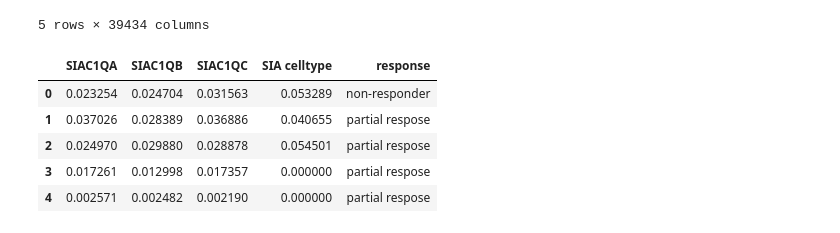
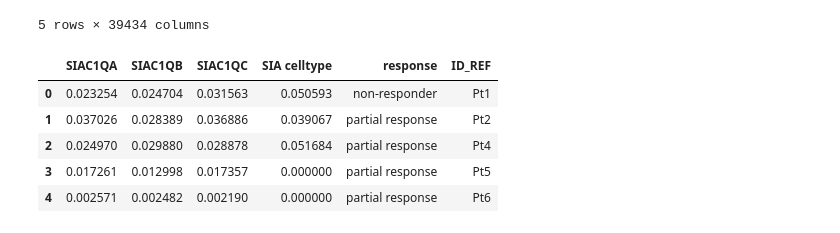
Before and after one commit to vjhwong/IGP-Research-Internship, a Jupyter notebook: sia_gse78220.ipynb, the cells around one changed output. Saved outputs shown, nothing was run; the diff lists cells and outputs as text; code cells hidden in the pictures.

```diff
--- a/sia_gse78220.ipynb
+++ b/sia_gse78220.ipynb
@@ -67,7 +95,7 @@ deconvolved_data_ciber.head()
 | 4 | GSM2069827 | 0.816200 | 0.000453 | 0.067759 | 0.000000 | 0.0 | 0.107401 | 0.008187 | ... |
 # %%
 # Calculate celltype-based SIA score
-deconvolved_data_ciber["SIA celltype"] = deconvolved_data_ciber["T cells CD8"] / deconvolved_data_ciber["Macrophages"]
+deconvolved_data_ciber["SIA celltype"] = deconvolved_data_ciber["T cells CD8"] / (deconvolved_data_ciber["Macrophages"] + deconvolved_data_ciber["T cells CD8"])
 deconvolved_data_ciber.head()
 # %% [output]
 |  | Mixture | Malignant | Endothelial cells | CAF | T cells CD8 | NK cells | Macrophages | T cells CD4 | ... |
@@ -76,3 +104,7 @@ deconvolved_data_ciber.head()
 | 2 | GSM2069825 | 0.858987 | 0.000334 | 0.039995 | 0.005105 | 0.0 | 0.093667 | 0.000880 | ... |
 | 3 | GSM2069826 | 0.976568 | 0.000528 | 0.007294 | 0.000000 | 0.0 | 0.013782 | 0.001827 | ... |
 | 4 | GSM2069827 | 0.816200 | 0.000453 | 0.067759 | 0.000000 | 0.0 | 0.107401 | 0.008187 | ... |
+# %%
+# Check that the sum of all cell types is 1
+deconvolved_data_ciber["celltype_sum"] = deconvolved_data_ciber.loc[:, "Malignant":"B cells"].sum(axis=1)
+deconvolved_data_ciber
@@ -89,41 +138,46 @@ GSE78220_qs_metadata.head()
 | 4 | GSM2069827 | Pt6 | tumor biopsy_Partial Response | Melanoma biopsies | Partial Response | Pembrolizumab | pre-treatment | Y | M | ... |
 5 rows × 39434 columns
 # %%
-# Change the name of the column to match the figure in the article
-response_mapper = {
-    "Progressive Disease": "non-responder",
-    "Partial Response": "partial respose",
-    "Complete Response": "responder",
-}
-GSE78220_qs_metadata["response"] = GSE78220_qs_metadata["response_ordinal"].apply(lambda x: response_mapper[x])
+def process_plot_data(df: pd.DataFrame) -> pd.DataFrame:
+    response_mapper = {
+        "Progressive Disease": "non-responder",
+        "Partial Response": "partial response",
+        "Complete Response": "responder",
+    }
+    df["response"] = df["response_ordinal"].apply(lambda x: response_mapper[x])
 
-plot_columns = ["SIAC1QA", "SIAC1QB", "SIAC1QC", "SIA celltype", "response", "ID_REF"]
+    plot_columns = ["SIAC1QA", "SIAC1QB", "SIAC1QC", "SIA celltype", "response", "ID_REF"]
 
-# Select the necessary data and order it in the same way as in the article
-plot_data = pd.concat([GSE78220_qs_metadata[plot_columns]], axis=1)
-# plot_data = plot_data[["SIAC1QA", "SIAC1QB", "SIAC1QC", "response", "ID_REF"]]
+    plot_data = df[plot_columns]
 
-# Handle the patient with two samples
-new_row = pd.DataFrame(
-    {
-    'SIAC1QA': np.array([plot_data.loc[19, 'SIAC1QA'], plot_data.loc[20, 'SIAC1QA']]).mean(),
-    'SIAC1QB': np.array([plot_data.loc[19, 'SIAC1QB'], plot_data.loc[20, 'SIAC1QB']]).mean(),
-    'SIAC1QC': np.array([plot_data.loc[19, 'SIAC1QC'], plot_data.loc[20, 'SIAC1QC']]).mean(),
-    'SIA celltype': np.array([plot_data.loc[19, 'SIA celltype'], plot_data.loc[20, 'SIA celltype']]).mean(),
-    'response': 'responder',
-    'ID_REF': 'Pt27A_Pt27B'
-    },
-    index=[0]
-)
-plot_data = plot_data.drop(plot_data[plot_data['ID_REF'].isin(['Pt27A', 'Pt27B'])].index)
+    # Combine Pt27A and Pt27B into one row
+    row_index_Pt27A = df[df['ID_REF'] == 'Pt27A'].index[0]
+    row_index_Pt27B = df[df['ID_REF'] == 'Pt27B'].index[0]
 
-plot_data = pd.concat([plot_data, new_row], ignore_index=True)
-plot_data.drop("ID_REF", axis=1, inplace=True)
+    new_row = pd.DataFrame(
+        {
+            'SIAC1QA': np.array([plot_data.loc[row_index_Pt27A, 'SIAC1QA'], plot_data.loc[row_index_Pt27B, 'SIAC1QA']]).mean(),
+            'SIAC1QB': np.array([plot_data.loc[row_index_Pt27A, 'SIAC1QB'], plot_data.loc[row_index_Pt27B, 'SIAC1QB']]).mean(),
+            'SIAC1QC': np.array([plot_data.loc[row_index_Pt27A, 'SIAC1QC'], plot_data.loc[row_index_Pt27B, 'SIAC1QC']]).mean(),
+            'SIA celltype': np.array([plot_data.loc[row_index_Pt27A, 'SIA celltype'], plot_data.loc[row_index_Pt27B, 'SIA celltype']]).mean(),
+            'response': 'responder',
+            'ID_REF': 'Pt27A_Pt27B'
+        },
+        index=[0]
+    )
+    # Remove Pt27A, Pt27B and outlier Pt20
+    plot_data = plot_data.drop(plot_data[plot_data['ID_REF'].isin(['Pt27A', 'Pt27B', 'Pt20'])].index)
+
+    plot_data = pd.concat([plot_data, new_row], ignore_index=True)
+
+    return plot_data
+
+plot_data = process_plot_data(GSE78220_qs_metadata)
 plot_data.head()
 # %% [output]
-|  | SIAC1QA | SIAC1QB | SIAC1QC | SIA celltype | response |
-| 0 | 0.023254 | 0.024704 | 0.031563 | 0.053289 | non-responder |
-| 1 | 0.037026 | 0.028389 | 0.036886 | 0.040655 | partial respose |
-| 2 | 0.024970 | 0.029880 | 0.028878 | 0.054501 | partial respose |
-| 3 | 0.017261 | 0.012998 | 0.017357 | 0.000000 | partial respose |
-| 4 | 0.002571 | 0.002482 | 0.002190 | 0.000000 | partial respose |
+|  | SIAC1QA | SIAC1QB | SIAC1QC | SIA celltype | response | ID_REF |
+| 0 | 0.023254 | 0.024704 | 0.031563 | 0.050593 | non-responder | Pt1 |
+| 1 | 0.037026 | 0.028389 | 0.036886 | 0.039067 | partial response | Pt2 |
+| 2 | 0.024970 | 0.029880 | 0.028878 | 0.051684 | partial response | Pt4 |
+| 3 | 0.017261 | 0.012998 | 0.017357 | 0.000000 | partial response | Pt5 |
+| 4 | 0.002571 | 0.002482 | 0.002190 | 0.000000 | partial response | Pt6 |
```
Also changed, not shown: parts of 10 cells of this notebook.
